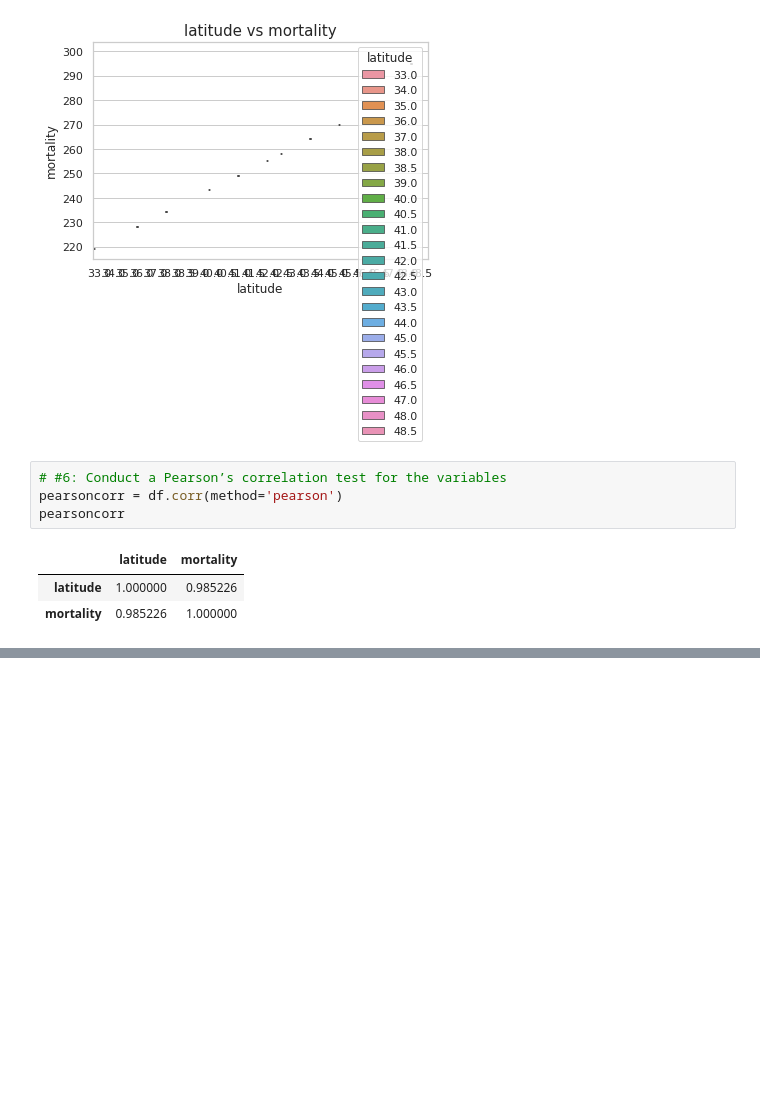
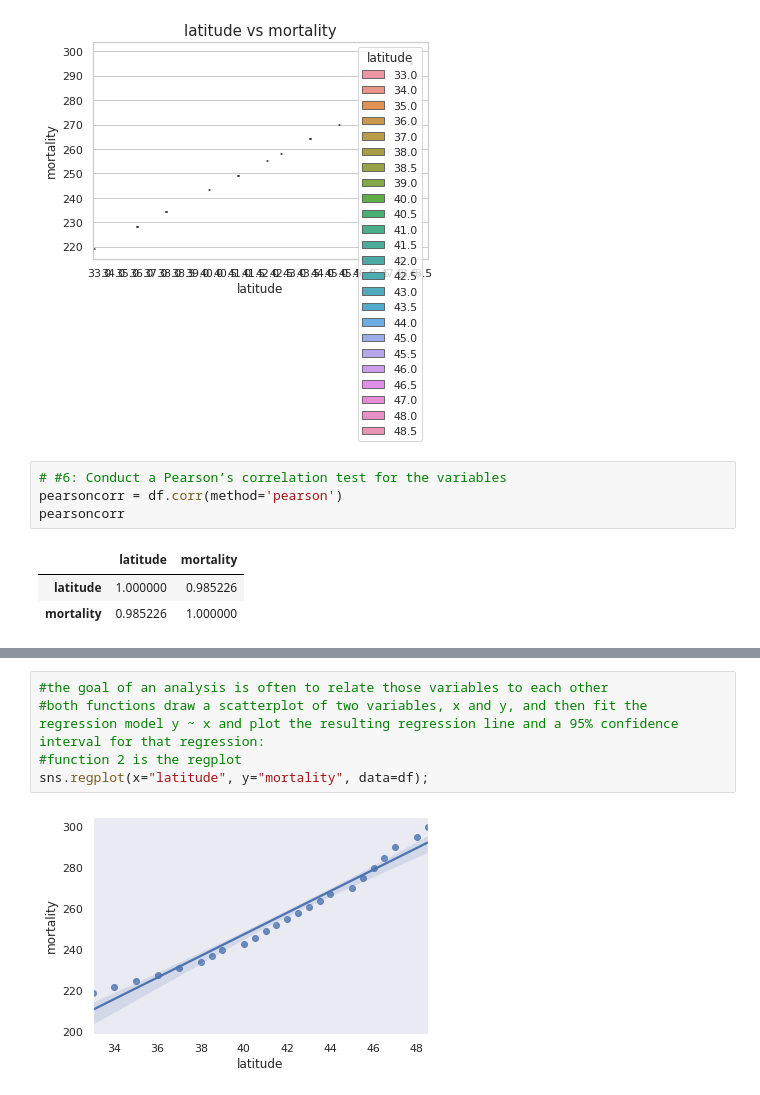
Before and after one commit to lakesidetech/Altitude-and-Mortality-csv-file-lmdata, a Jupyter notebook: Altitude_and_Mortality_csv_file_lmdate.ipynb, the cells around one changed output, grey strips where cells are left out. Drawn from its saved outputs; the diff is of its cells as text; blank space fills up the shorter version.

```diff
--- a/Altitude_and_Mortality_csv_file_lmdate.ipynb
+++ b/Altitude_and_Mortality_csv_file_lmdate.ipynb
@@ -82,0 +99,7 @@ pearsoncorr
+# %%
+#the goal of an analysis is often to relate those variables to each other
+#both functions draw a scatterplot of two variables, x and y, and then fit the regression model y ~ x and plot the resulting regression line and a 95% confidence interval for that regression:
+#function 2 is the regplot
+sns.regplot(x="latitude", y="mortality", data=df);
+# %% [output]
+[figure, added]
```
Also changed, not shown: parts of 3 cells of this notebook.
